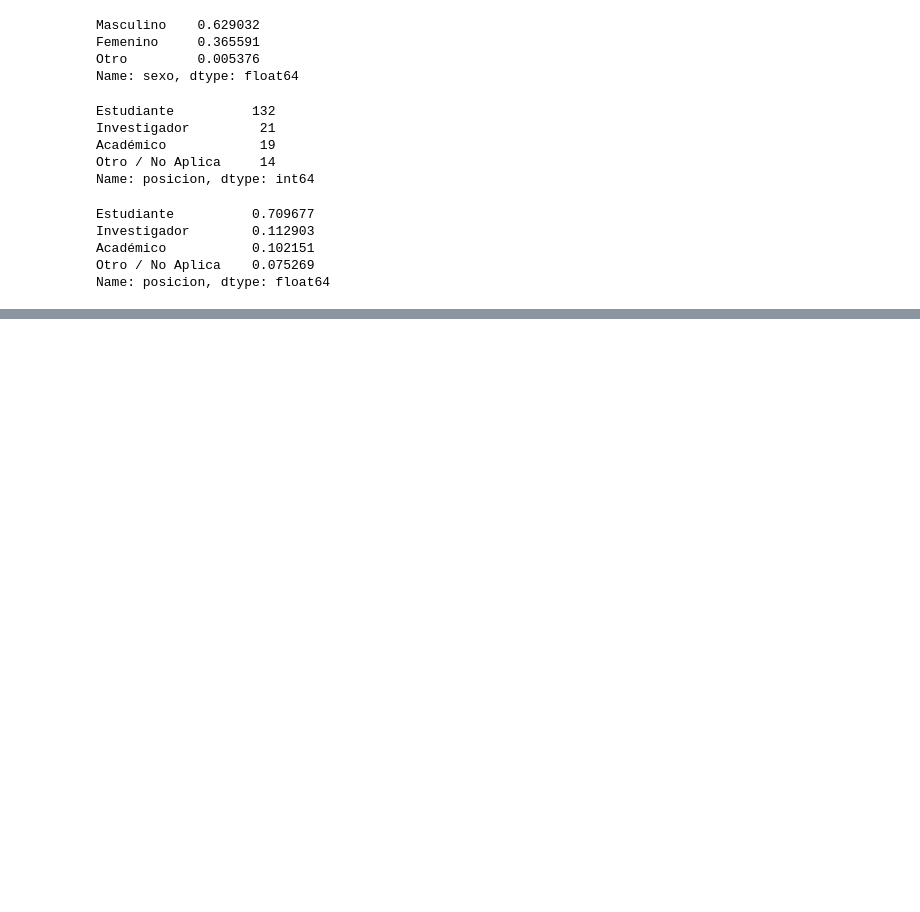
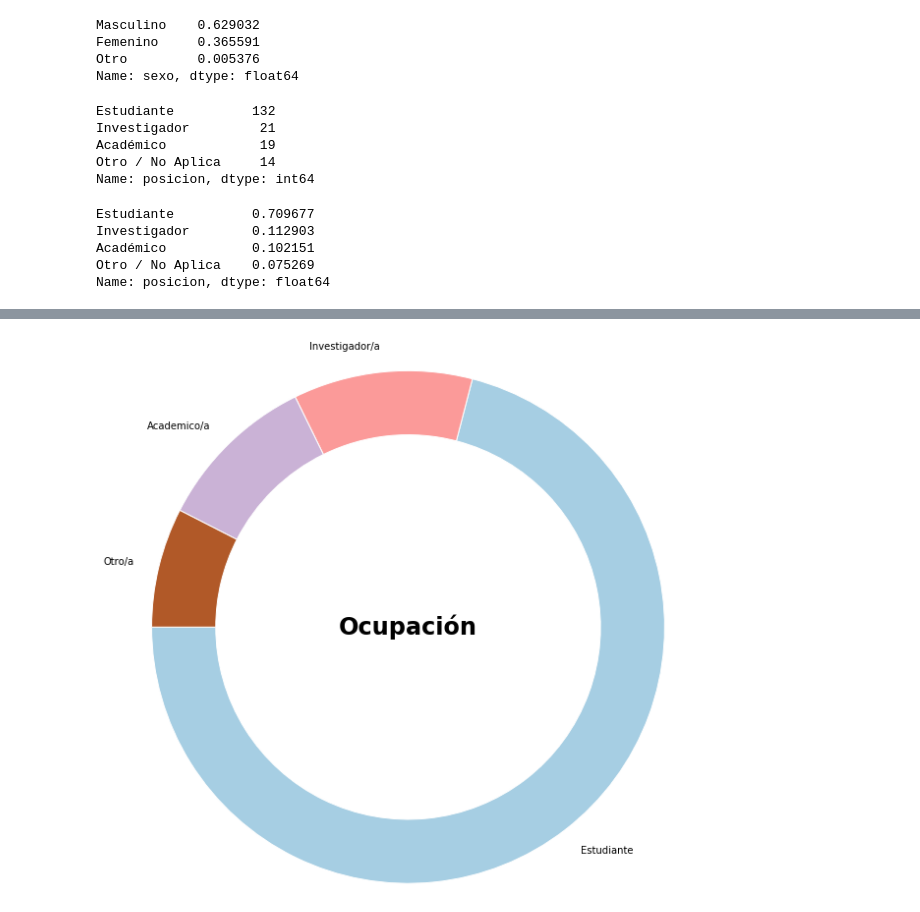
Before and after one commit to jocelyndunstan/calbildoCientificx, a Jupyter notebook: analisisInscritos.ipynb, the cells around one changed output, grey strips where cells are left out. Cells and saved outputs as stored; diff of their text form; code cells hidden in the pictures; blank space fills up the shorter version.

```diff
--- a/analisisInscritos.ipynb
+++ b/analisisInscritos.ipynb
@@ -196,0 +231,4 @@ Name: institucionNormalizada, dtype: float64
+# %%
+donnut_plot(datos['posicion'].value_counts(normalize=False).values, "Ocupación",['Estudiante','Investigador/a', 'Academico/a', 'Otro/a'])
+# %% [output]
+[figure, added]
```
Also changed, not shown: parts of 13 cells of this notebook.
